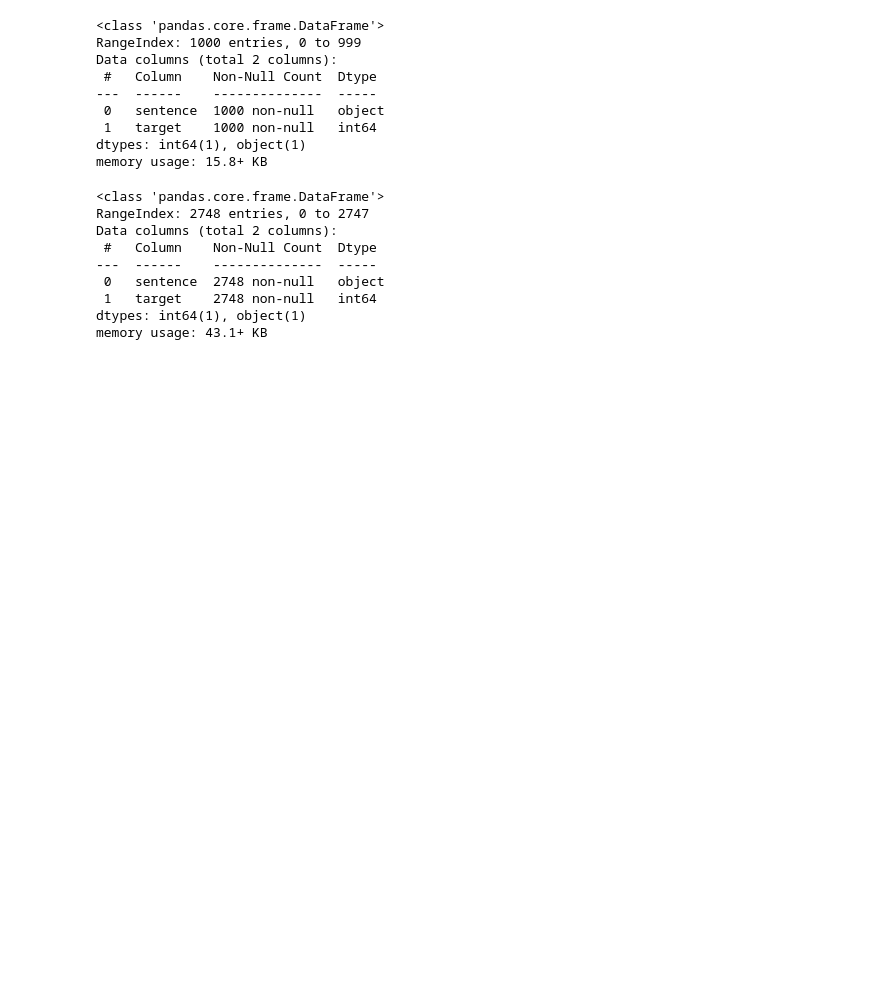
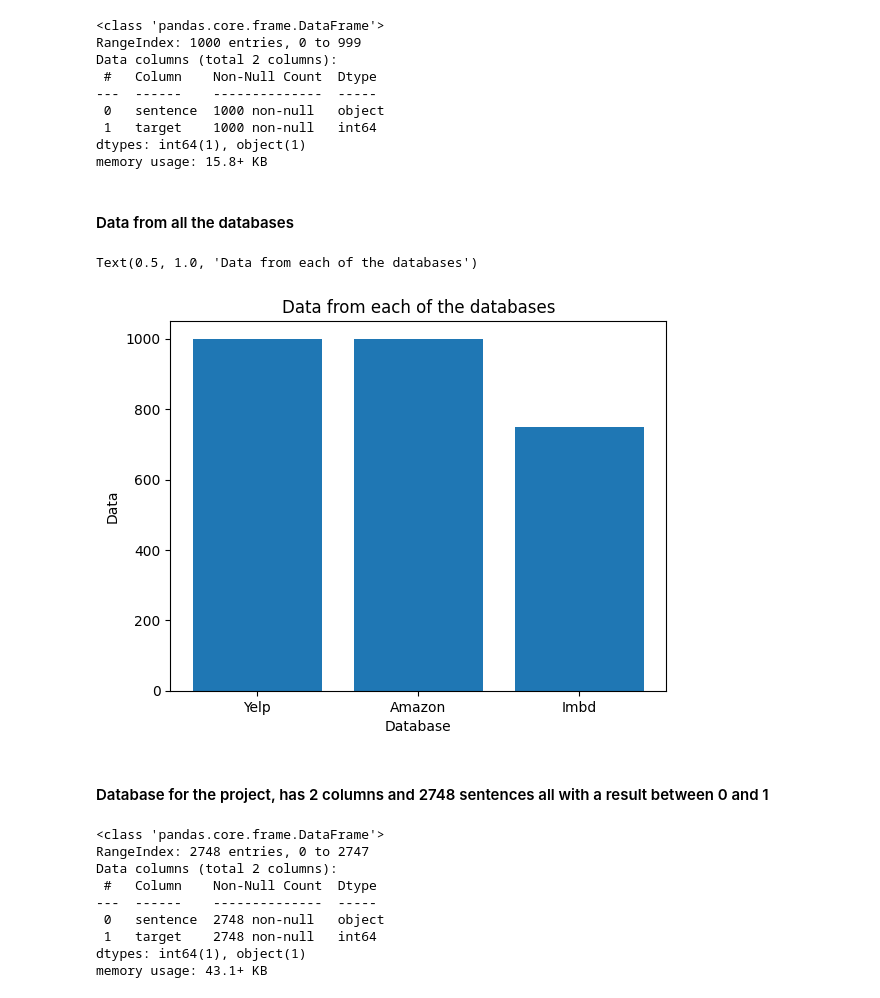
Before and after one commit to arango850/CED_III_TI_II, a Jupyter notebook: TI III.ipynb, the cells around one changed output. Drawn from its saved outputs; the diff is of its cells as text; code cells hidden in the pictures; blank space fills up the shorter version.

```diff
--- a/TI III.ipynb
+++ b/TI III.ipynb
@@ -73,9 +95,22 @@ Data columns (total 2 columns):
  1   target    1000 non-null   int64
 dtypes: int64(1), object(1)
 memory usage: 15.8+ KB
+# %% [markdown]
+#### Data from all the databases
+# %%
+
+plt.bar(["Yelp","Amazon","Imbd"],[df_yelp.shape[0],df_amazon.shape[0],df_imbd.shape[0]])
+plt.ylabel("Data")
+plt.xlabel("Database")
+plt.title("Data from each of the databases")
+# %% [output]
+Text(0.5, 1.0, 'Data from each of the databases')
+[figure, added]
 # %%
 df_sub1 = df_amazon.append(df_imbd,ignore_index=True)
 df= df_sub1.append(df_yelp,ignore_index=True)
+# %% [markdown]
+#### Database for the project, has 2 columns and 2748 sentences all with a result between 0 and 1
 # %%
 df.info()
 # %% [output]
```
Also changed, not shown: parts of 39 cells of this notebook, 3 other files.
